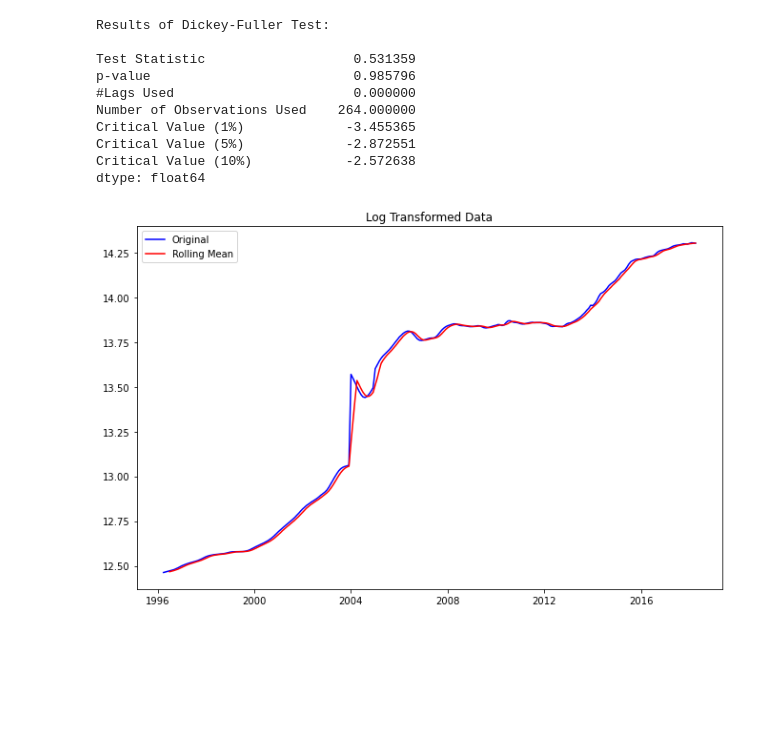
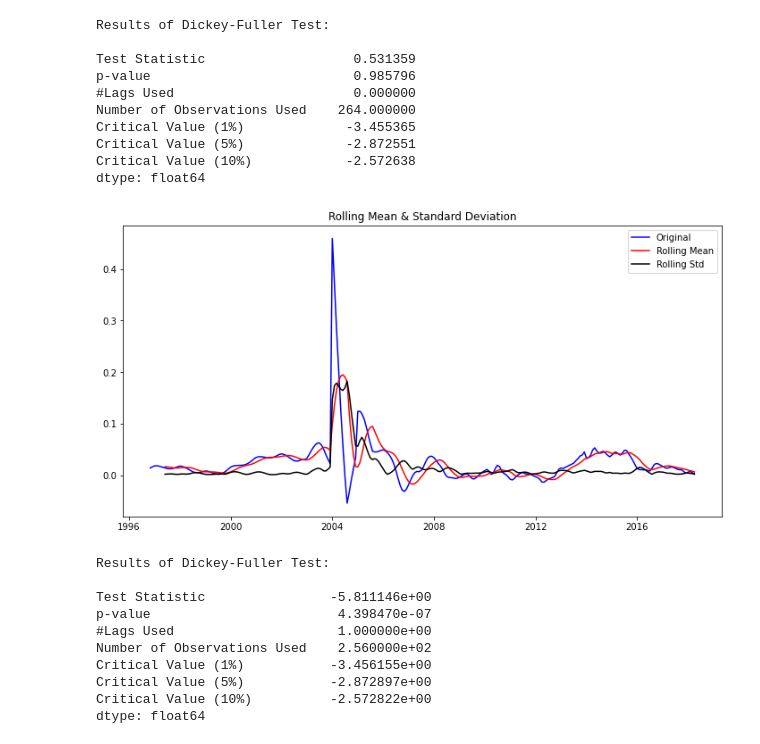
Before and after one commit to sarahadamsjack/time-series, a Jupyter notebook: final.ipynb, the cells around one changed output. Cells and saved outputs as stored; diff of their text form; code cells hidden in the pictures; blank space fills up the shorter version.

```diff
--- a/final.ipynb
+++ b/final.ipynb
@@ -1,8 +7,9 @@
 # %%
 import pandas as pd
-import pandas as pd
 import numpy as np
+import seaborn as sns
 import matplotlib.pyplot as plt
+import math
 %matplotlib inline
 
 import statsmodels.api as sm
@@ -10,12 +17,15 @@ from statsmodels.tsa.arima.model import ARIMA
 from statsmodels.graphics.tsaplots import plot_pacf
 from statsmodels.graphics.tsaplots import plot_acf
 from statsmodels.tsa.stattools import adfuller
+from statsmodels.graphics.tsaplots import plot_predict
+from statsmodels.tsa.arima_process import arma_generate_sample
 
 from sklearn.model_selection import TimeSeriesSplit
 from sklearn.metrics import mean_squared_error
 
 
-df = pd.read_csv('zillow_data.csv.zip')
+
+df = pd.read_csv('data/zillow_data.csv.zip')
 # %%
 #here we are filtering out our zipcodes to just look at the top 500 in sizerank
 df['Top500'] = df['SizeRank'].apply(lambda x: True if x <= 500 else False)
@@ -200,13 +217,24 @@ Critical Value (5%)             -2.872551
 Critical Value (10%)            -2.572638
 dtype: float64
 # %%
+# Subtract the moving average from the log transformed data
 # lets create a log transform so we can substract the rolling mean
-roll_mean_nyc = np.log(df_nyc).rolling(window=4).mean()
-fig = plt.figure(figsize=(11,7))
-plt.plot(np.log(df_nyc), color='blue', label='Original')
-plt.plot(roll_mean_nyc, color='red', label='Rolling Mean')
-plt.legend(loc='best')
-plt.title('Log Transformed Data')
-plt.show(block=False)
+roll_mean_nyc = np.log(df_nyc).rolling(window=8).mean()
+data_minus_roll_mean_nyc = np.log(df_nyc) - roll_mean_nyc
+
+data_minus_roll_mean_nyc.dropna(inplace=True)
+
+stationarity_check(data_minus_roll_mean_nyc)
+model_nyc = data_minus_roll_mean_nyc
 # %% [output]
-[figure, old version]
+[figure, new version]
+Results of Dickey-Fuller Test:
+
+Test Statistic                -5.811146e+00
+p-value                        4.398470e-07
+#Lags Used                     1.000000e+00
+Number of Observations Used    2.560000e+02
+Critical Value (1%)           -3.456155e+00
+Critical Value (5%)           -2.872897e+00
+Critical Value (10%)          -2.572822e+00
+dtype: float64
```
Also changed, not shown: parts of 43 cells of this notebook.
